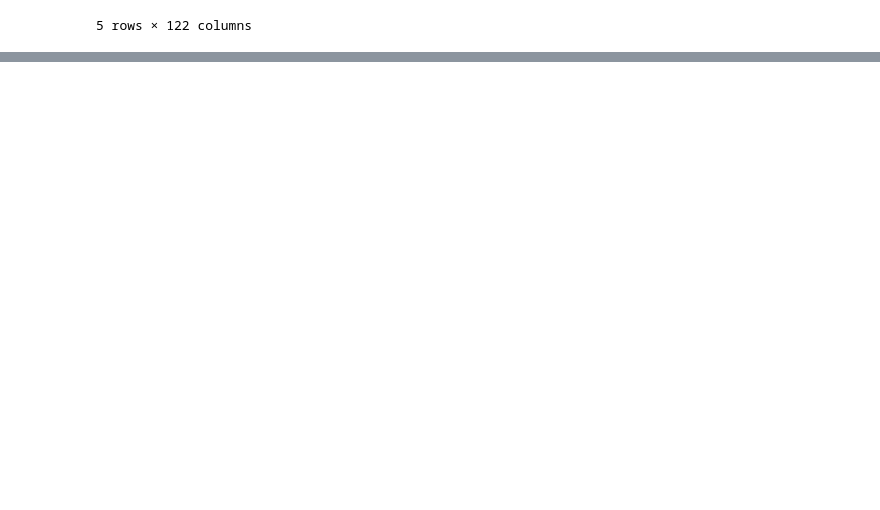
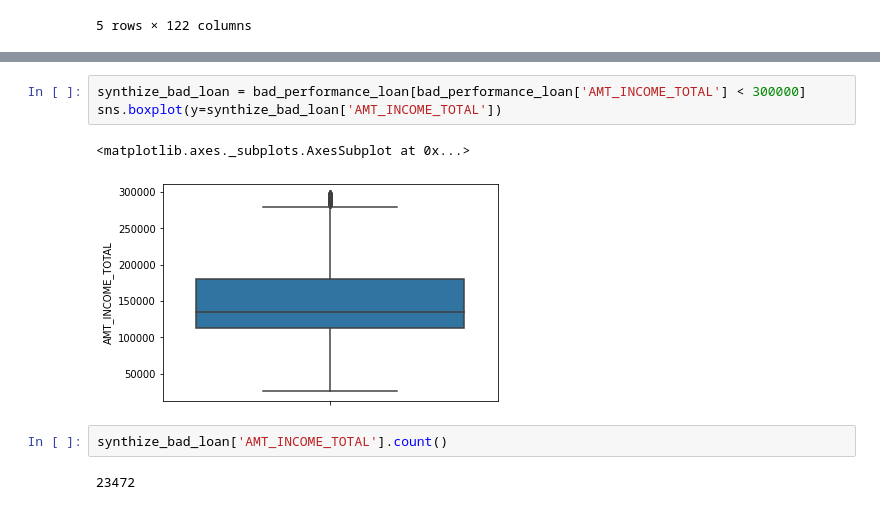
Before and after one commit to fajarkarim/dskola-home-credit, a Jupyter notebook: AnalyzeHomeCredit.ipynb, the cells around one changed output, grey strips where cells are left out. Cells and saved outputs as stored; diff of their text form; blank space fills up the shorter version.

```diff
--- a/AnalyzeHomeCredit.ipynb
+++ b/AnalyzeHomeCredit.ipynb
@@ -28,0 +72,10 @@ homecredit_df.head()
+# %%
+synthize_bad_loan = bad_performance_loan[bad_performance_loan['AMT_INCOME_TOTAL'] < 300000]
+sns.boxplot(y=synthize_bad_loan['AMT_INCOME_TOTAL'])
+# %% [output]
+<matplotlib.axes._subplots.AxesSubplot at 0x...>
+[figure, added]
+# %%
+synthize_bad_loan['AMT_INCOME_TOTAL'].count()
+# %% [output]
+23472
```
Also changed, not shown: parts of 29 cells of this notebook.
